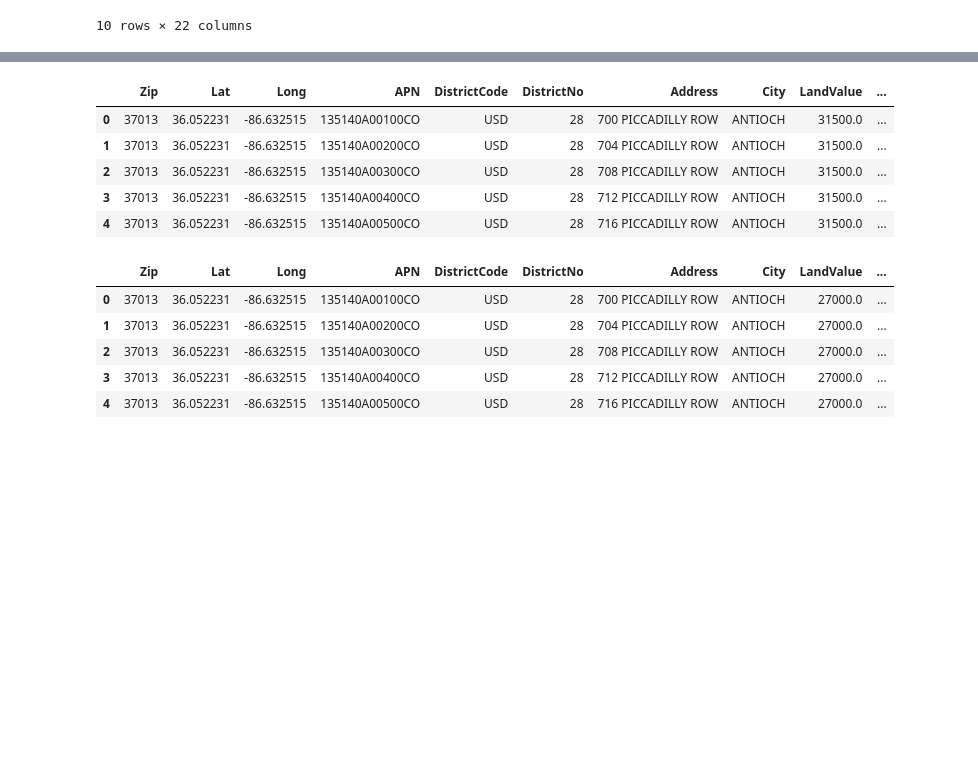
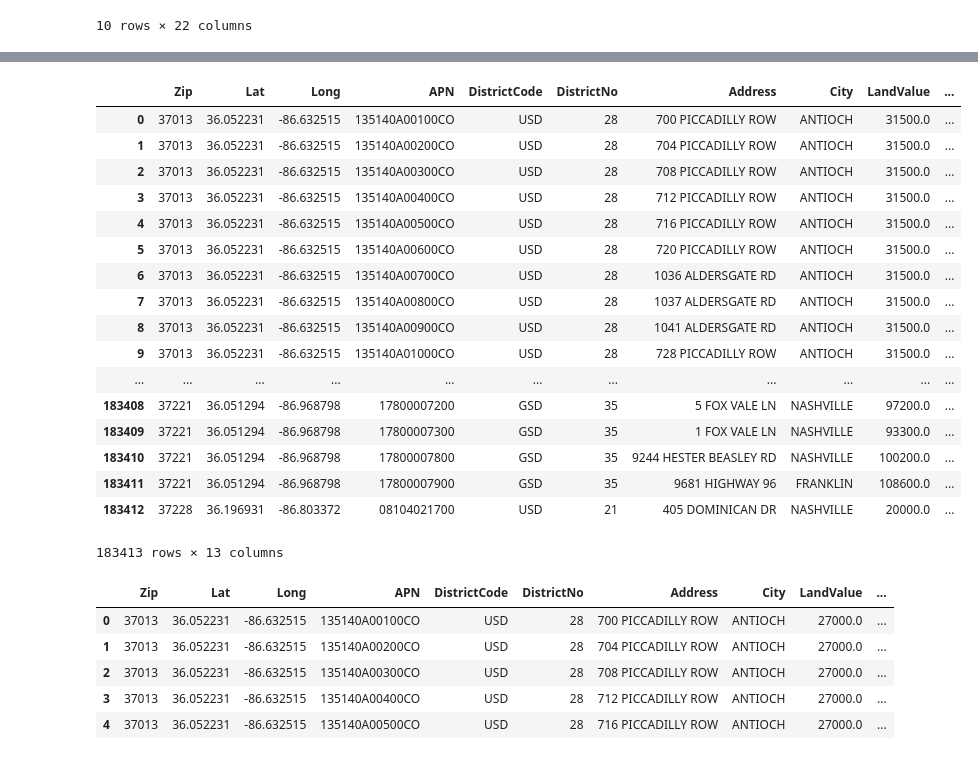
Before and after one commit to asidamo/affordable-housing, a Jupyter notebook: data-question-4-plaid-platypi.ipynb, the cells around one changed output, grey strips where cells are left out. Drawn from its saved outputs; the diff is of its cells as text; code cells hidden in the pictures; blank space fills up the shorter version.

```diff
--- a/data-question-4-plaid-platypi.ipynb
+++ b/data-question-4-plaid-platypi.ipynb
@@ -245,6 +324,14 @@ Coord_df.head(10)
 # morgage formula
 # P = L[c(1 + c)n]/[(1 + c)n - 1], P=monthly payment,c=interest rate,n =number of months
 # calculate yearly spending
-Family_2013['Yearly_Housing_Spending']=12*(Family_2013.AppraisedValue-Family_2013.AppraisedValue*0.05)*(0.003958*(1+0.003958)**360)/((1+0.003958)**360-1)
-Family_2009['Yearly_Housing_Spending']=12*(Family_2009.AppraisedValue-Family_2009.AppraisedValue*0.05)*(0.003958*(1+0.003958)**360)/((1+0.003958)**360-1)
-Family_2017['Yearly_Housing_Spending']=12*(Family_2017.AppraisedValue-Family_2017.AppraisedValue*0.05)*(0.003958*(1+0.003958)**360)/((1+0.003958)**360-1)
+Family_2013['Monthly_Housing_Spending']=(Family_2013.AppraisedValue-Family_2013.AppraisedValue*0.05)*(0.003958*(1+0.003958)**360)/((1+0.003958)**360-1)
+Family_2009['Monthly_Housing_Spending']=(Family_2009.AppraisedValue-Family_2009.AppraisedValue*0.05)*(0.003958*(1+0.003958)**360)/((1+0.003958)**360-1)
+Family_2017['Monthly_Housing_Spending']=(Family_2017.AppraisedValue-Family_2017.AppraisedValue*0.05)*(0.003958*(1+0.003958)**360)/((1+0.003958)**360-1)
+
+nulls09 = Family_2009_Zip.loc[Family_2009_Zip['Lat'] == 'nan'].index
+nulls13 = Family_2013_zip.loc[Family_2013_zip['Lat'] == 'nan'].index
+nulls17 = Family_2017_zip.loc[Family_2017_zip['Lat'] == 'nan'].index
+
+Family_2009_Zip = Family_2009_Zip.drop(index=nulls09)
+Family_2013_zip = Family_2013_zip.drop(index=nulls13)
+Family_2017_zip = Family_2017_zip.drop(index=nulls17)
@@ -273,16 +339,0 @@ cat4_spend=income_cat_4*0.3
-# %%
-def bucket(x):
-   if x<=cat1_spend:
-       return 'cat1_spending'
-   elif x<=cat2_spend:
-        return 'cat2_spending'
-   elif x<=cat3_spend:
-       return 'cat3_spending'
-   elif x<=cat4_spend:
-       return 'cat4_spending'
-   else:
-       return 'Cat5_spending'
-
-Family_2009['Buckets']=Family_2009.Yearly_Housing_Spending.apply(bucket)
-Family_2013['Buckets']=Family_2013.Yearly_Housing_Spending.apply(bucket)
-Family_2017['Buckets']=Family_2017.Yearly_Housing_Spending.apply(bucket)
@@ -316,13 +446,25 @@ Family_2017_bucket_5=Family_2017.loc[Family_2017['Buckets']=='cat5_spending']
 # %%
 Family_2009_Zip=pd.merge(Zip_Codes,Family_2009,on='Zip')
-Family_2009_Zip.head()
+Family_2009_Zip
 # %% [output]
 |  | Zip | Lat | Long | APN | DistrictCode | DistrictNo | Address | City | LandValue | ... |
 | 0 | 37013 | 36.052231 | -86.632515 | 135140A00100CO | USD | 28 | 700 PICCADILLY ROW | ANTIOCH | 31500.0 | ... |
 | 1 | 37013 | 36.052231 | -86.632515 | 135140A00200CO | USD | 28 | 704 PICCADILLY ROW | ANTIOCH | 31500.0 | ... |
 | 2 | 37013 | 36.052231 | -86.632515 | 135140A00300CO | USD | 28 | 708 PICCADILLY ROW | ANTIOCH | 31500.0 | ... |
 | 3 | 37013 | 36.052231 | -86.632515 | 135140A00400CO | USD | 28 | 712 PICCADILLY ROW | ANTIOCH | 31500.0 | ... |
 | 4 | 37013 | 36.052231 | -86.632515 | 135140A00500CO | USD | 28 | 716 PICCADILLY ROW | ANTIOCH | 31500.0 | ... |
+| 5 | 37013 | 36.052231 | -86.632515 | 135140A00600CO | USD | 28 | 720 PICCADILLY ROW | ANTIOCH | 31500.0 | ... |
+| 6 | 37013 | 36.052231 | -86.632515 | 135140A00700CO | USD | 28 | 1036 ALDERSGATE RD | ANTIOCH | 31500.0 | ... |
+| 7 | 37013 | 36.052231 | -86.632515 | 135140A00800CO | USD | 28 | 1037 ALDERSGATE RD | ANTIOCH | 31500.0 | ... |
+| 8 | 37013 | 36.052231 | -86.632515 | 135140A00900CO | USD | 28 | 1041 ALDERSGATE RD | ANTIOCH | 31500.0 | ... |
+| 9 | 37013 | 36.052231 | -86.632515 | 135140A01000CO | USD | 28 | 728 PICCADILLY ROW | ANTIOCH | 31500.0 | ... |
+| ... | ... | ... | ... | ... | ... | ... | ... | ... | ... | ... |
+| 183408 | 37221 | 36.051294 | -86.968798 | 17800007200 | GSD | 35 | 5 FOX VALE LN | NASHVILLE | 97200.0 | ... |
+| 183409 | 37221 | 36.051294 | -86.968798 | 17800007300 | GSD | 35 | 1 FOX VALE LN | NASHVILLE | 93300.0 | ... |
+| 183410 | 37221 | 36.051294 | -86.968798 | 17800007800 | GSD | 35 | 9244 HESTER BEASLEY RD | NASHVILLE | 100200.0 | ... |
+| 183411 | 37221 | 36.051294 | -86.968798 | 17800007900 | GSD | 35 | 9681 HIGHWAY 96 | FRANKLIN | 108600.0 | ... |
+| 183412 | 37228 | 36.196931 | -86.803372 | 08104021700 | USD | 21 | 405 DOMINICAN DR | NASHVILLE | 20000.0 | ... |
+183413 rows × 13 columns
 # %%
 Family_2013_zip=pd.merge(Zip_Codes,Family_2013,on='Zip')
 Family_2013_zip.head()
```
Also changed, not shown: parts of 27 cells of this notebook.
